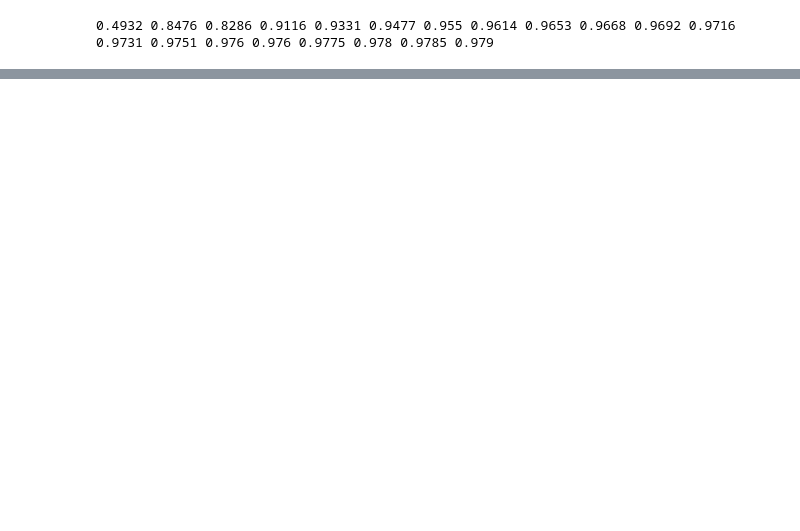
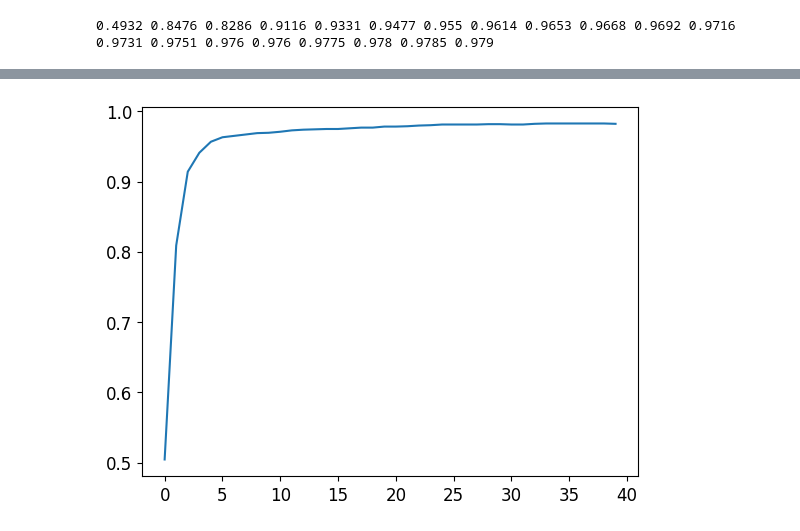
Before and after one commit to TBKHori/Analysis-ML-Deep-Learning, a Jupyter notebook: Untitled2.ipynb, the cells around one changed output, grey strips where cells are left out. Cells and saved outputs as stored; diff of their text form; code cells hidden in the pictures; blank space fills up the shorter version.

```diff
--- a/Untitled2.ipynb
+++ b/Untitled2.ipynb
@@ -686,0 +711,3 @@ learn.fit(10, lr=lr)
+# %%
+#hide_output
+learn.fit(40, 0.1)
@@ -686,0 +732,4 @@ learn.fit(10, lr=lr)
+# %%
+plt.plot(L(learn.recorder.values).itemgot(2));
+# %% [output]
+[figure, added]
```
Also changed, not shown: parts of 20 cells of this notebook.
